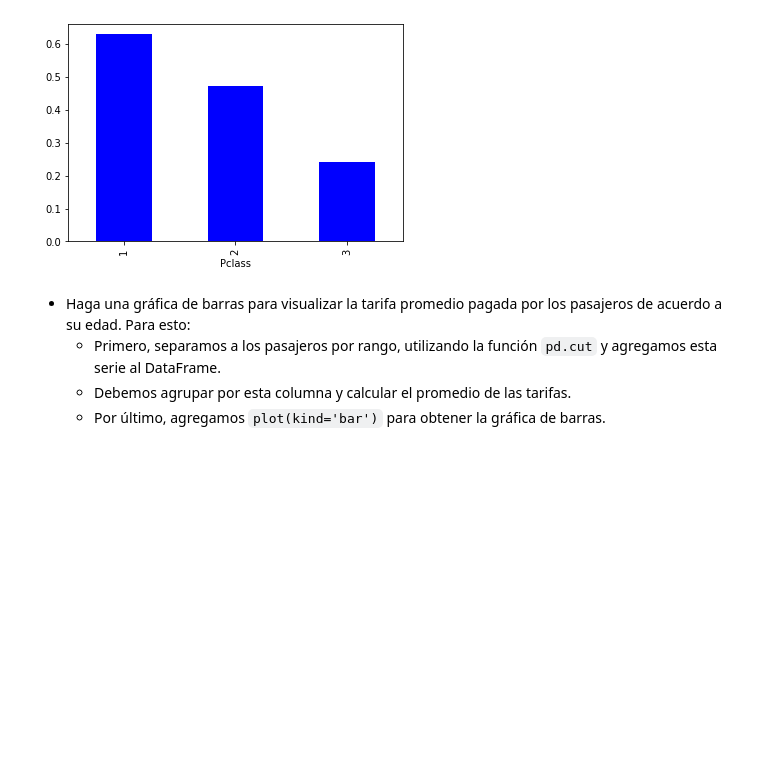
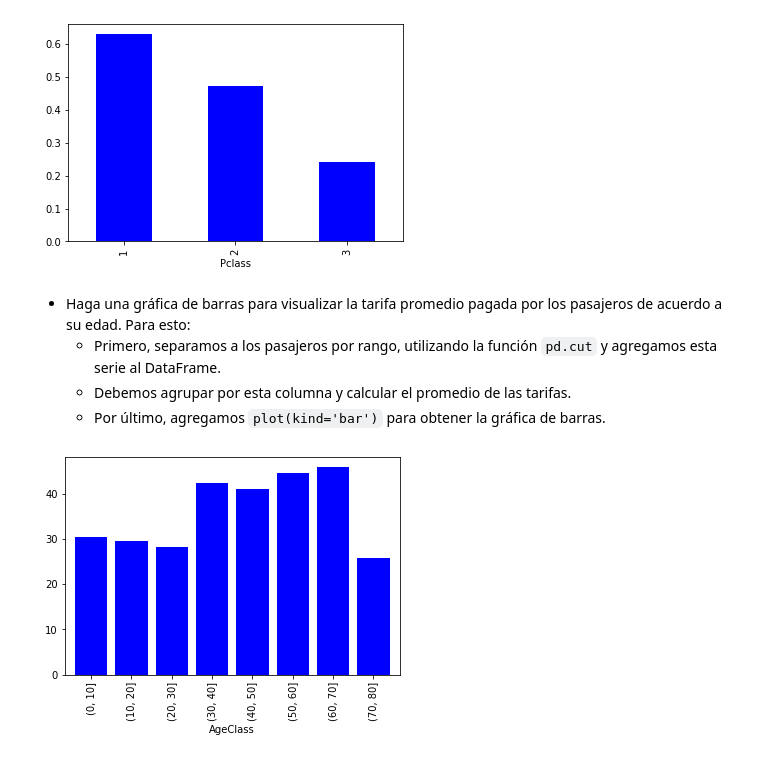
Before and after one commit to Jose-1993/Pes-Progra-I, a Jupyter notebook: 14-pandas-exer-clean_José_de_León.ipynb, the cells around one changed output. Saved outputs shown, nothing was run; the diff lists cells and outputs as text; code cells hidden in the pictures; blank space fills up the shorter version.

```diff
--- a/14-pandas-exer-clean_José_de_León.ipynb
+++ b/14-pandas-exer-clean_José_de_León.ipynb
@@ -473,4 +473,6 @@ Gbarra.plot(kind='bar', color='blue', width= 0.5)
     - Por último, agregamos `plot(kind='bar')` para obtener la gráfica de barras.
 # %%
 df['AgeClass'] = pd.cut(df['Age'], bins=np.arange(0,90,10))
-# Tu código acá
+Tarifa = df.groupby('AgeClass')["Fare"].mean().plot(kind = "bar", color = "blue", width=0.8)
+# %% [output]
+[figure, added]
```
Also changed, not shown: parts of 1 cell of this notebook.
